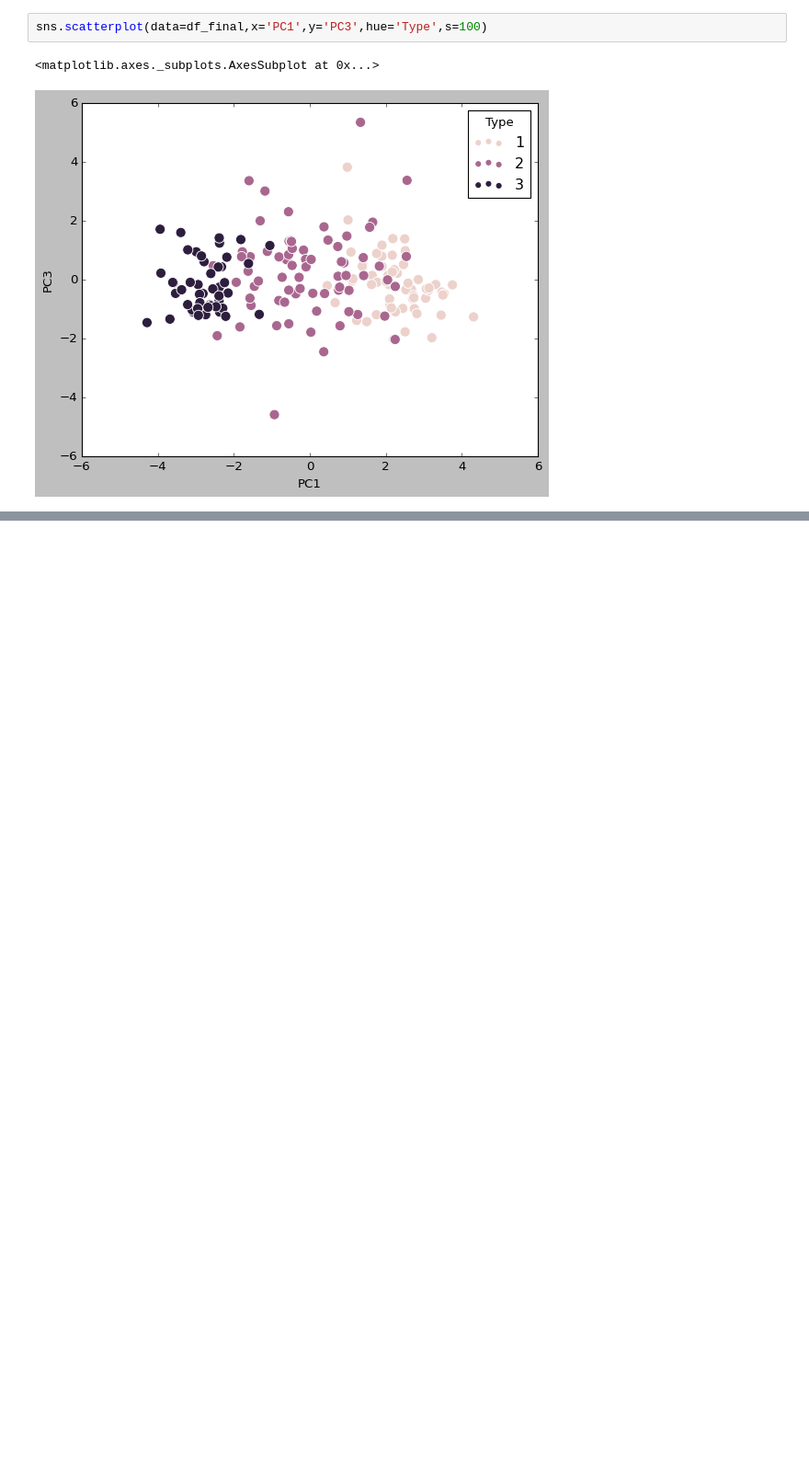
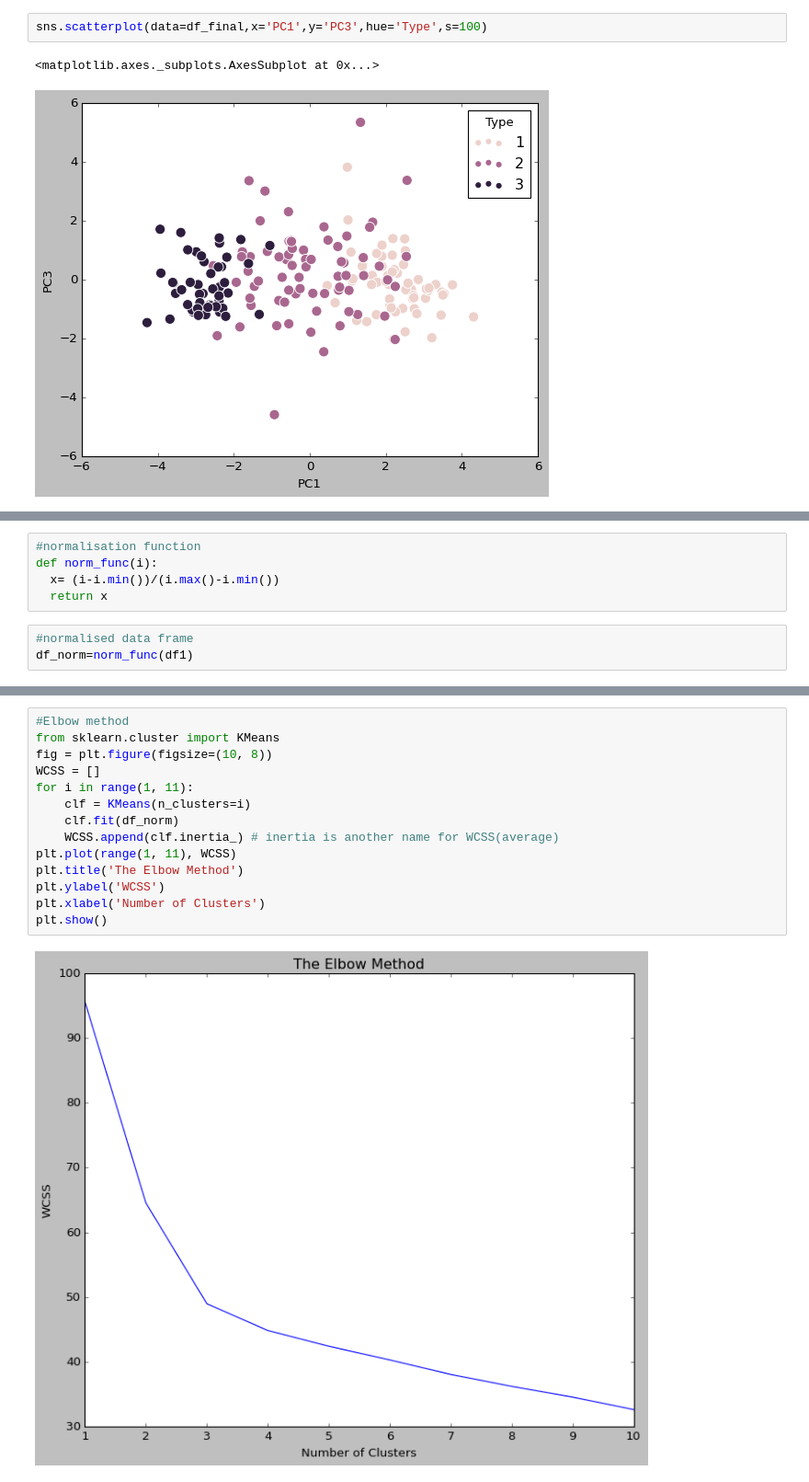
Before and after one commit to shrad1997/PCA, a Jupyter notebook: PCA.ipynb, the cells around one changed output, grey strips where cells are left out. Shown at 92% size. Drawn from its saved outputs; the diff is of its cells as text; blank space fills up the shorter version.

```diff
--- a/PCA.ipynb
+++ b/PCA.ipynb
@@ -205,0 +334,8 @@ sns.scatterplot(data=df_final,x='PC1',y='PC3',hue='Type',s=100)
+# %%
+#normalisation function
+def norm_func(i):
+  x= (i-i.min())/(i.max()-i.min())
+  return x
+# %%
+#normalised data frame
+df_norm=norm_func(df1)
@@ -205,0 +358,16 @@ sns.scatterplot(data=df_final,x='PC1',y='PC3',hue='Type',s=100)
+# %%
+#Elbow method
+from sklearn.cluster import KMeans
+fig = plt.figure(figsize=(10, 8))
+WCSS = []
+for i in range(1, 11):
+    clf = KMeans(n_clusters=i)
+    clf.fit(df_norm)
+    WCSS.append(clf.inertia_) # inertia is another name for WCSS(average)
+plt.plot(range(1, 11), WCSS)
+plt.title('The Elbow Method')
+plt.ylabel('WCSS')
+plt.xlabel('Number of Clusters')
+plt.show()
+# %% [output]
+[figure, added]
```
Also changed, not shown: parts of 34 cells of this notebook.
